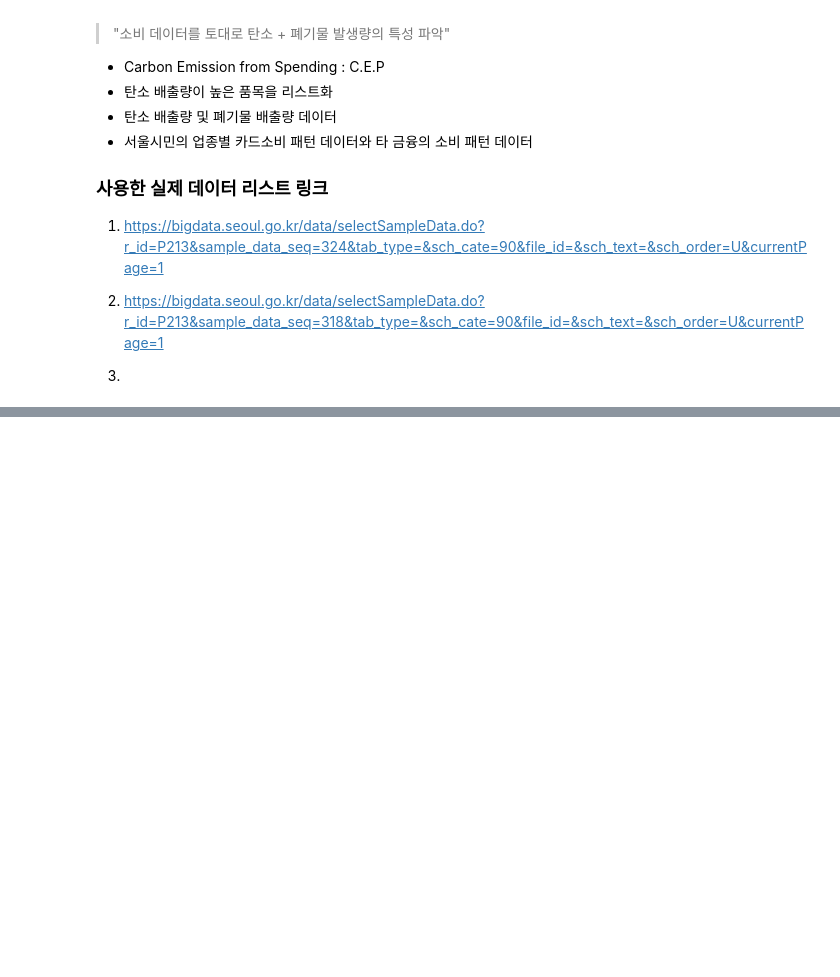
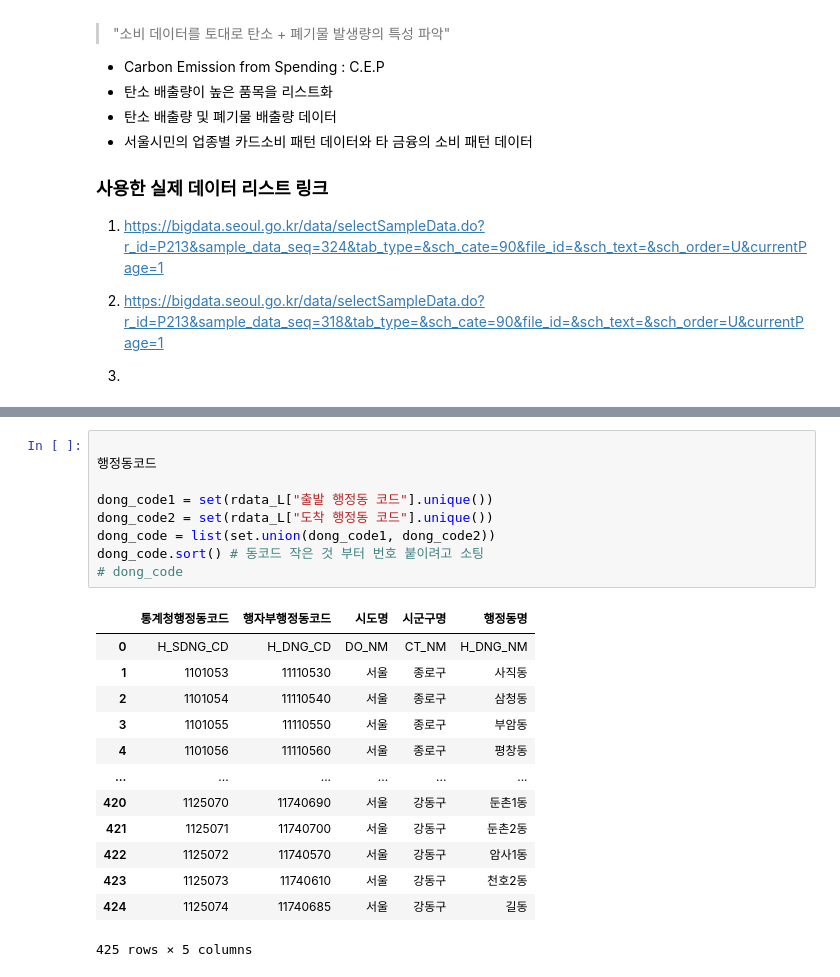
Before and after one commit to Nuung/dacon-seoul-data, a Jupyter notebook: 데이터분석-hyeonwoo.ipynb, the cells around one changed output, grey strips where cells are left out. Cells and saved outputs as stored; diff of their text form; blank space fills up the shorter version.

```diff
--- a/데이터분석-hyeonwoo.ipynb
+++ b/데이터분석-hyeonwoo.ipynb
@@ -71,2 +147,25 @@ def get_df_from_target_data(file_idx: int):
+# %%
+
+행정동코드
+
+dong_code1 = set(rdata_L["출발 행정동 코드"].unique())
+dong_code2 = set(rdata_L["도착 행정동 코드"].unique())
+dong_code = list(set.union(dong_code1, dong_code2))
+dong_code.sort() # 동코드 작은 것 부터 번호 붙이려고 소팅
+# dong_code
+# %% [output]
+|  | 통계청행정동코드 | 행자부행정동코드 | 시도명 | 시군구명 | 행정동명 |
+| 0 | H_SDNG_CD | H_DNG_CD | DO_NM | CT_NM | H_DNG_NM |
+| 1 | 1101053 | 11110530 | 서울 | 종로구 | 사직동 |
+| 2 | 1101054 | 11110540 | 서울 | 종로구 | 삼청동 |
+| 3 | 1101055 | 11110550 | 서울 | 종로구 | 부암동 |
+| 4 | 1101056 | 11110560 | 서울 | 종로구 | 평창동 |
+| ... | ... | ... | ... | ... | ... |
+| 420 | 1125070 | 11740690 | 서울 | 강동구 | 둔촌1동 |
+| 421 | 1125071 | 11740700 | 서울 | 강동구 | 둔촌2동 |
+| 422 | 1125072 | 11740570 | 서울 | 강동구 | 암사1동 |
+| 423 | 1125073 | 11740610 | 서울 | 강동구 | 천호2동 |
+| 424 | 1125074 | 11740685 | 서울 | 강동구 | 길동 |
+425 rows × 5 columns
 # %%
 
```
Also changed, not shown: parts of 6 cells of this notebook.
